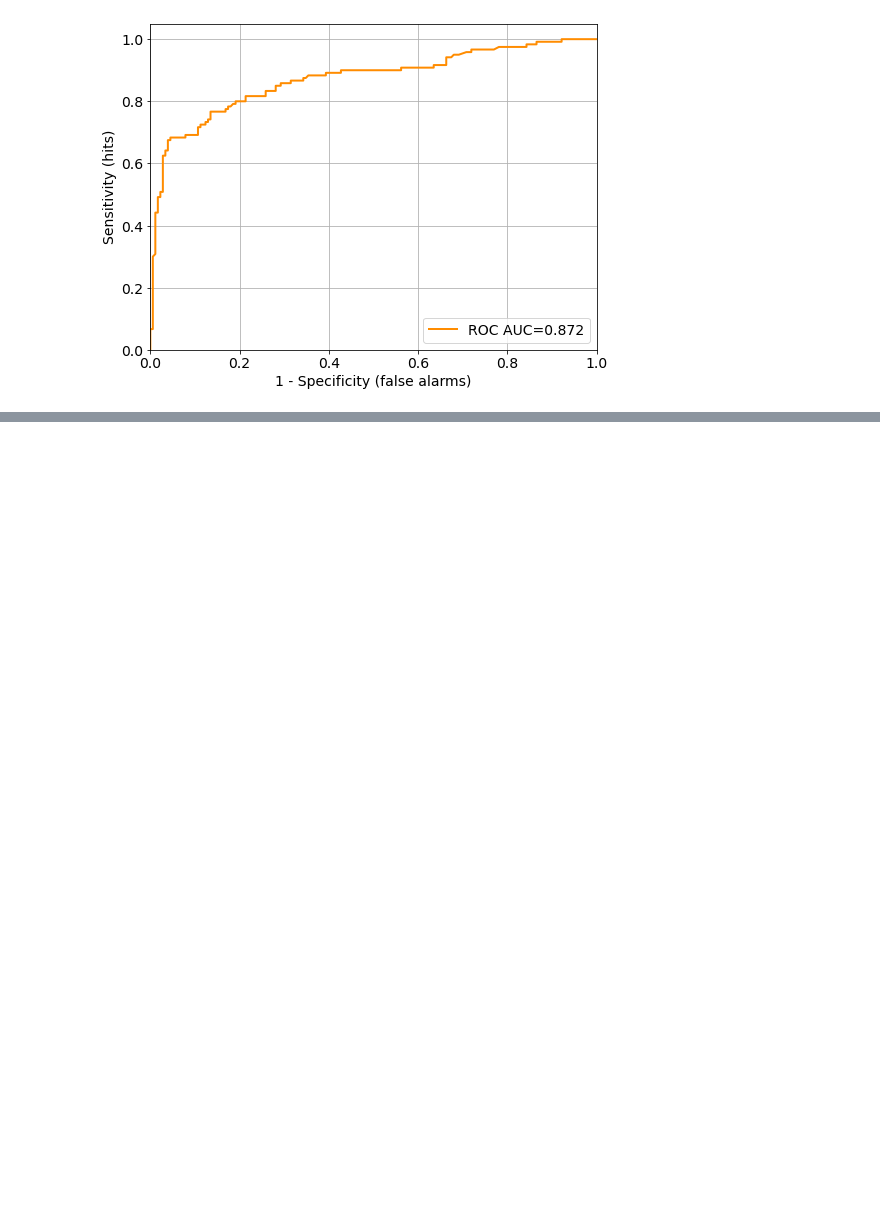
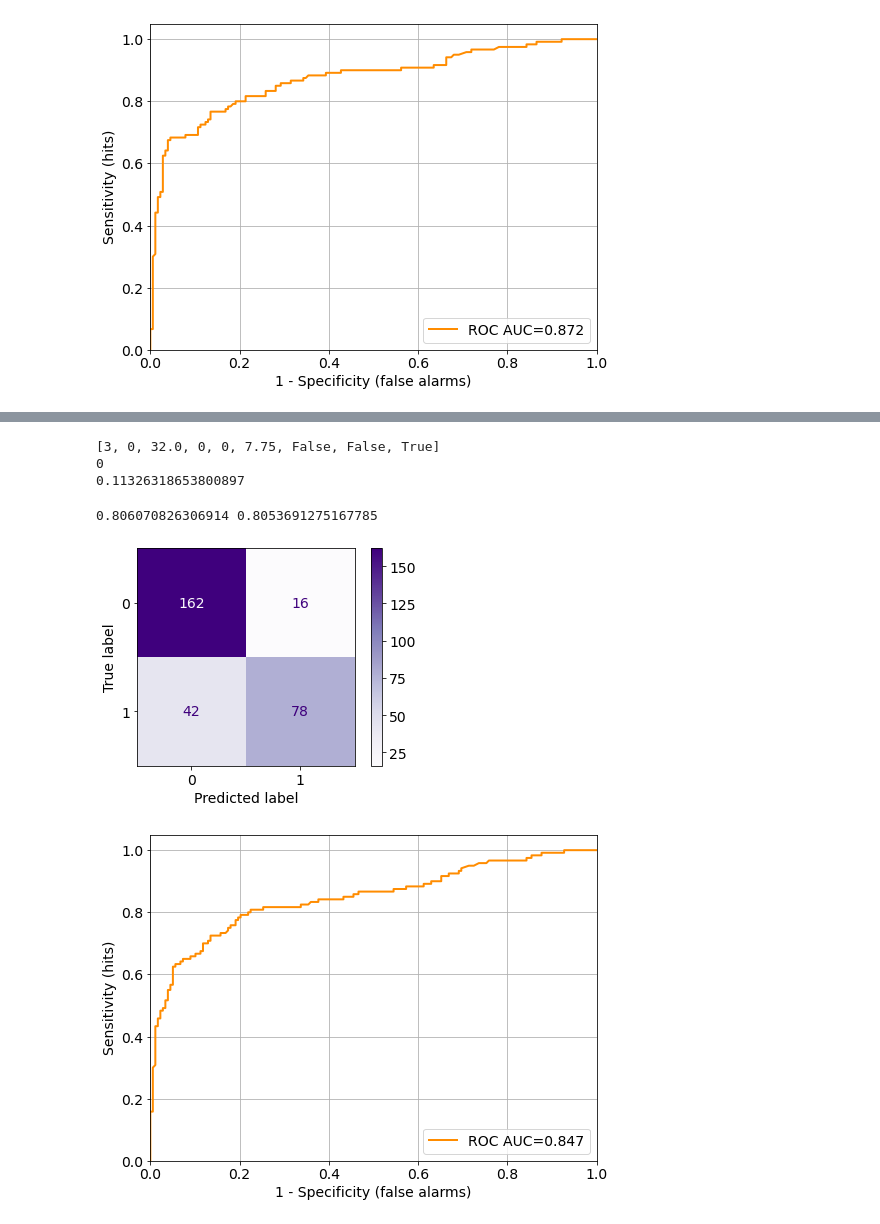
Before and after one commit to nicholasfurl/Great-Courses, a Jupyter notebook: Lesson10_backpropLogRegress_shipwreck.ipynb, the cells around one changed output, grey strips where cells are left out. Cells and saved outputs as stored; diff of their text form; code cells hidden in the pictures; blank space fills up the shorter version.

```diff
--- a/Lesson10_backpropLogRegress_shipwreck.ipynb
+++ b/Lesson10_backpropLogRegress_shipwreck.ipynb
@@ -297,0 +340,66 @@ plt.show()
+# %%
+#skip this.
+
+print(v)
+print(v[1])
+print(clf.predict_proba([v])[0][1])
+# %% [output]
+[3, 0, 32.0, 0, 0, 7.75, False, False, True]
+0
+0.11326318653800897
+# %%
+#Next we will train a logistic regression and print the accuracy of the model on the train and test datasets
+
+from sklearn.linear_model import LogisticRegression
+
+clf = LogisticRegression(max_iter = 500)
+clf.fit(traindat, trainlabs)
+
+#Training data results (I've switched *err to be proportion correct)
+pred = clf.predict(traindat)
+trainerr = sum([pred[i] == trainlabs[i] for i in range(len(trainlabs))]) / len(trainlabs)
+
+#test data results (I've switched *err to be proportion correct)
+pred = clf.predict(testdat)
+testerr = sum([pred[i] == testlabs[i] for i in range(len(testlabs))]) / len(testlabs)
+
+print(trainerr, testerr)
+
+#test data confusions, ROC and AUC
+
+#Plot confusion matrix
+#colormaps: https://matplotlib.org/stable/tutorials/colors/colormaps.html
+from sklearn.metrics import ConfusionMatrixDisplay
+import matplotlib.pyplot as plt
+disp = ConfusionMatrixDisplay.from_estimator(
+        clf,
+        testdat,
+        testlabs,
+        cmap=plt.cm.Purples,
+    )
+
+prediction_proba = clf.predict_proba(testdat)[:, 1]
+
+from sklearn.metrics import roc_auc_score, roc_curve
+import numpy as np
+
+fpr, tpr, _ = roc_curve(testlabs, prediction_proba) #The simple way worked all along!
+roc_auc = roc_auc_score(testlabs, prediction_proba)
+
+import matplotlib
+
+plt.figure(figsize=(8, 6))
+matplotlib.rcParams.update({'font.size': 14})
+plt.grid()
+plt.plot(fpr, tpr, color='darkorange', lw=2,
+         label='ROC AUC={0:.3f}'.format(roc_auc))
+plt.legend(loc="lower right")
+plt.xlim([0.0, 1.0])
+plt.ylim([0.0, 1.05])
+plt.xlabel('1 - Specificity (false alarms)')
+plt.ylabel('Sensitivity (hits)')
+plt.show()
+# %% [output]
+0.806070826306914 0.8053691275167785
+[figure, added]
+[figure, added]
```
Also changed, not shown: parts of 2 cells of this notebook.
